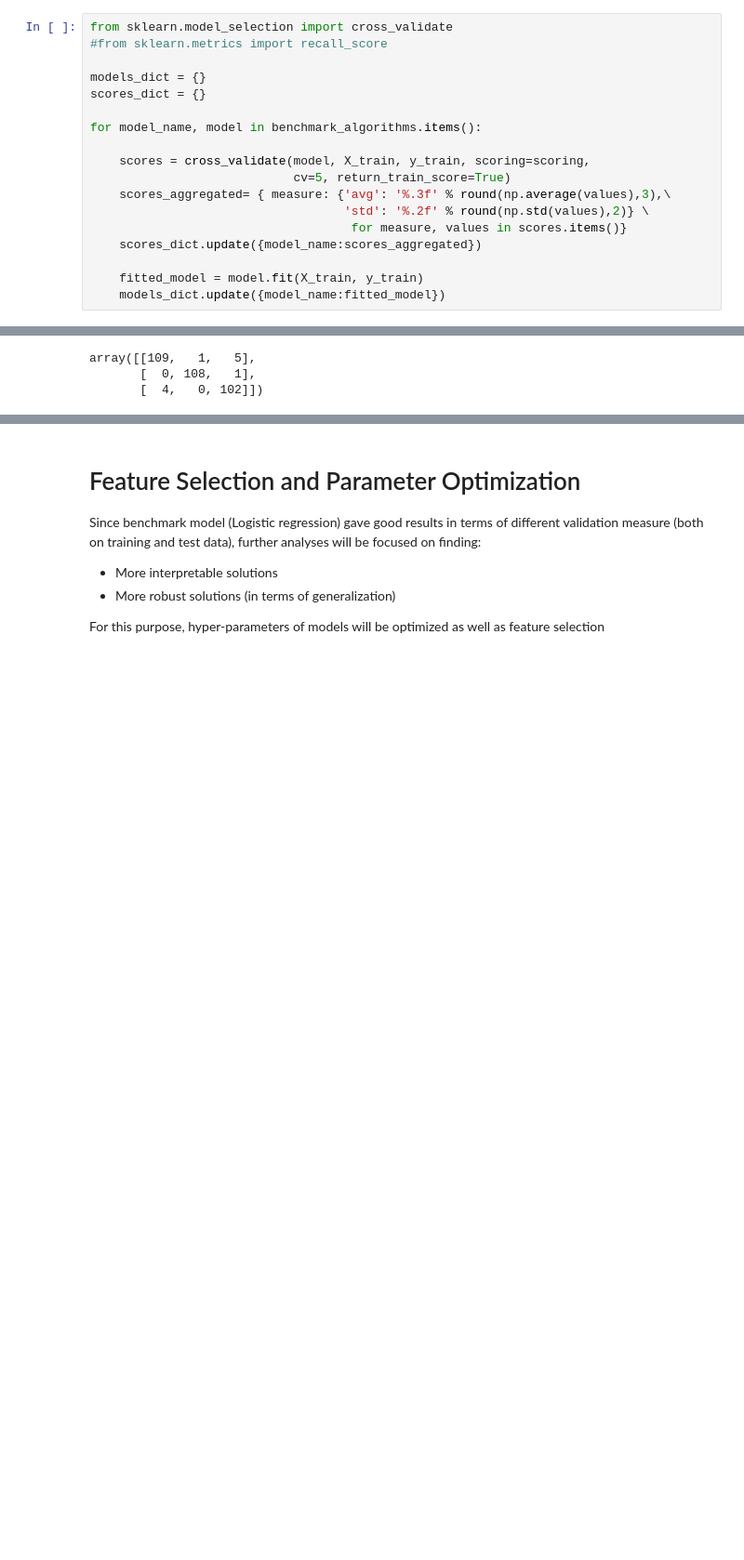
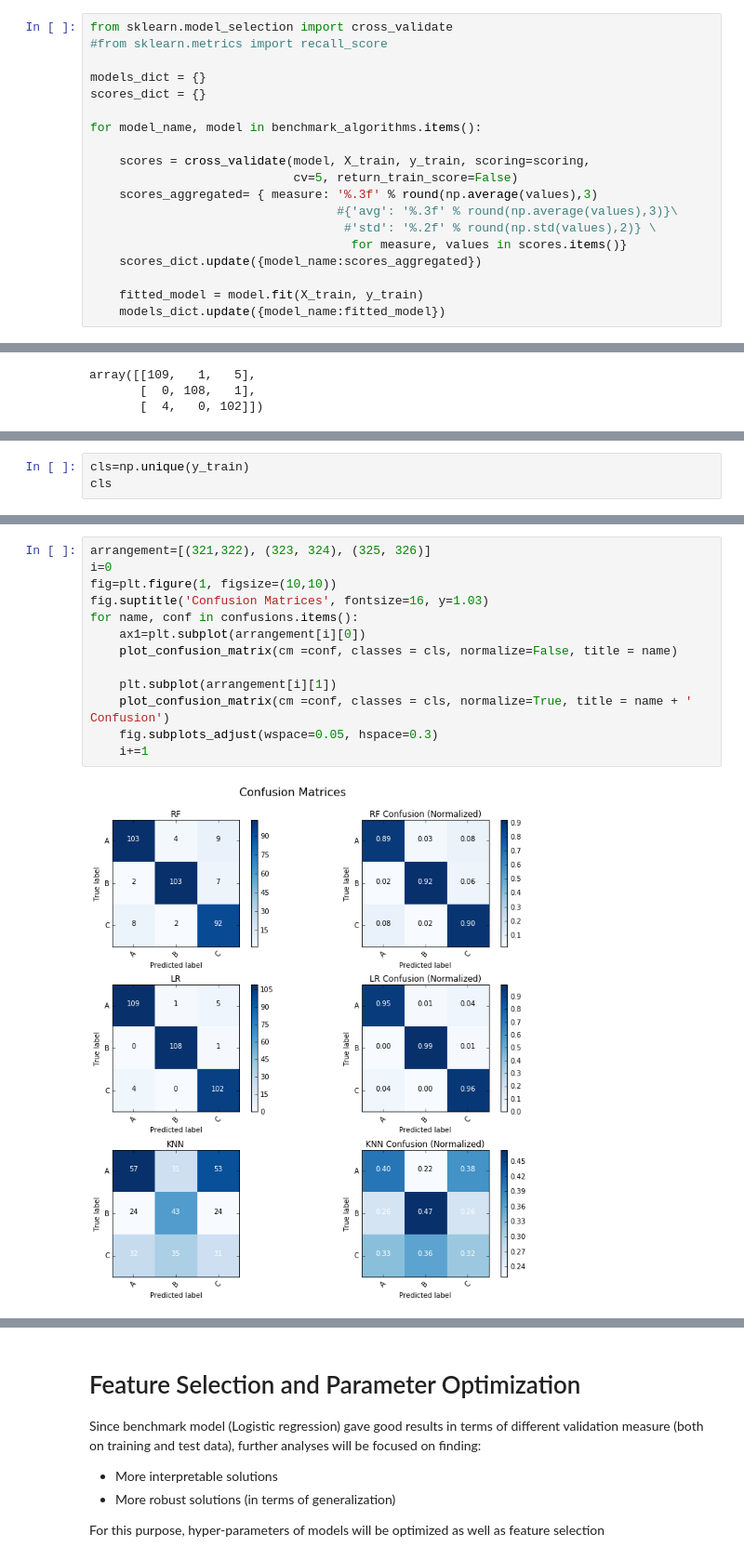
Before and after one commit to vucko83/classification_task, a Jupyter notebook: Classification.ipynb, the cells around one changed output, grey strips where cells are left out. Shown: that part at 93% size. Drawn from its saved outputs; the diff is of its cells as text; blank space fills up the shorter version.

Commit message:
for train

```diff
--- a/Classification.ipynb
+++ b/Classification.ipynb
@@ -115,9 +120,10 @@ scores_dict = {}
 for model_name, model in benchmark_algorithms.items():
 
     scores = cross_validate(model, X_train, y_train, scoring=scoring,
-                            cv=5, return_train_score=True)
-    scores_aggregated= { measure: {'avg': '%.3f' % round(np.average(values),3),\
-                                   'std': '%.2f' % round(np.std(values),2)} \
+                            cv=5, return_train_score=False)
+    scores_aggregated= { measure: '%.3f' % round(np.average(values),3)
+                                  #{'avg': '%.3f' % round(np.average(values),3)}\
+                                   #'std': '%.2f' % round(np.std(values),2)} \
                                     for measure, values in scores.items()}
     scores_dict.update({model_name:scores_aggregated})
 
@@ -137,0 +191,3 @@ array([[109,   1,   5],
+# %%
+cls=np.unique(y_train)
+cls
@@ -137,0 +213,15 @@ array([[109,   1,   5],
+# %%
+arrangement=[(321,322), (323, 324), (325, 326)]
+i=0
+fig=plt.figure(1, figsize=(10,10))
+fig.suptitle('Confusion Matrices', fontsize=16, y=1.03)
+for name, conf in confusions.items():
+    ax1=plt.subplot(arrangement[i][0])
+    plot_confusion_matrix(cm =conf, classes = cls, normalize=False, title = name)
+
+    plt.subplot(arrangement[i][1])
+    plot_confusion_matrix(cm =conf, classes = cls, normalize=True, title = name + ' Confusion')
+    fig.subplots_adjust(wspace=0.05, hspace=0.3)
+    i+=1
+# %% [output]
+[figure, added]
```
Also changed, not shown: parts of 33 cells of this notebook, 2 other files.
